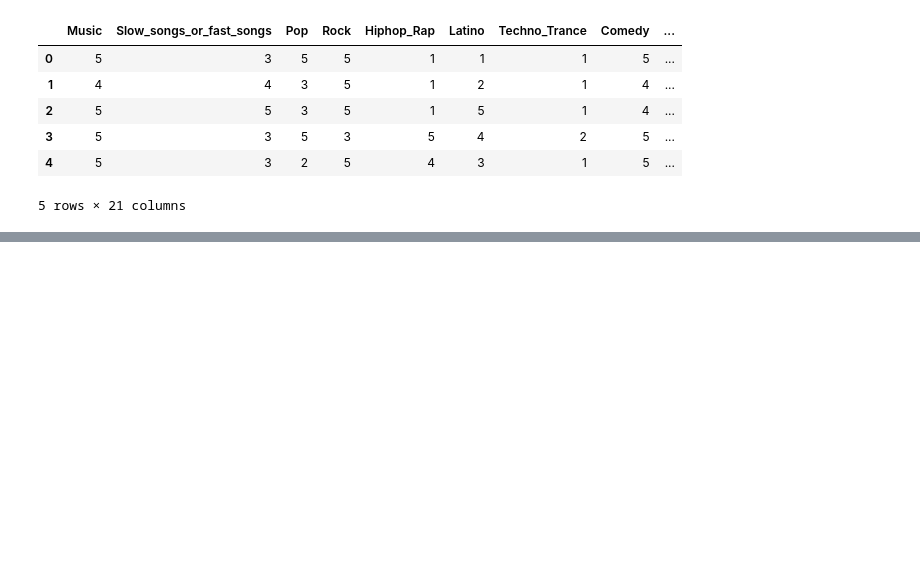
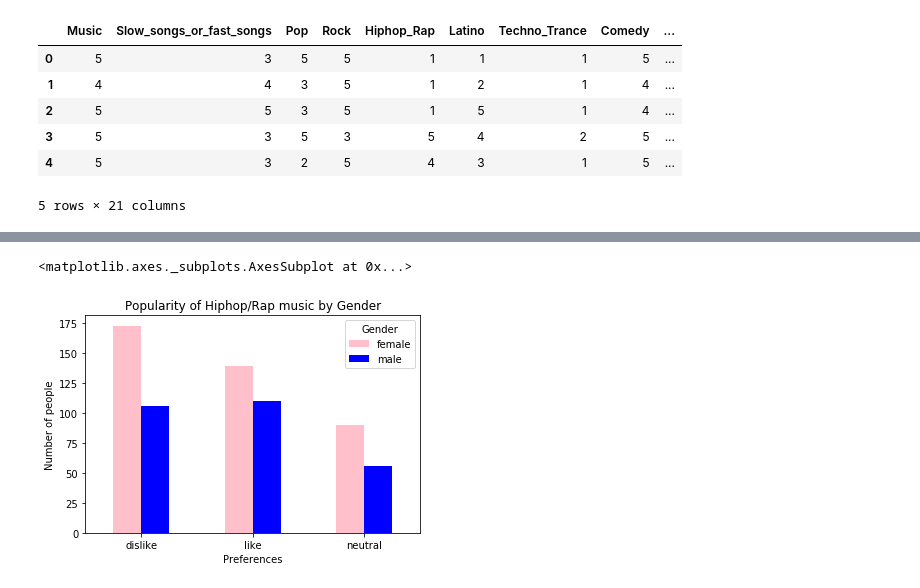
Before and after one commit to Fairfield-University-BA505/final-project-fa2019-tm-3, a Jupyter notebook: Final Notebook.ipynb, the cells around one changed output, grey strips where cells are left out. Cells and saved outputs as stored; diff of their text form; code cells hidden in the pictures; blank space fills up the shorter version.

```diff
--- a/Final Notebook.ipynb
+++ b/Final Notebook.ipynb
@@ -118,0 +133,15 @@ KeyError: 'Pop'
+# %%
+#Gender and music preferences
+#Gender and Hip Hop/Rap
+gender_v_Hiphop =research2.groupby(['Hiphop_Rap', 'Gender'])['Hiphop_Rap'].count().unstack('Gender').plot(kind='bar', color=["pink","blue"])
+
+# adding labels
+plt.title('Popularity of Hiphop/Rap music by Gender')
+plt.ylabel('Number of people')
+plt.xlabel('Preferences')
+plt.xticks(rotation='horizontal')
+
+gender_v_Hiphop
+# %% [output]
+<matplotlib.axes._subplots.AxesSubplot at 0x...>
+[figure, added]
```
Also changed, not shown: parts of 16 cells of this notebook.
